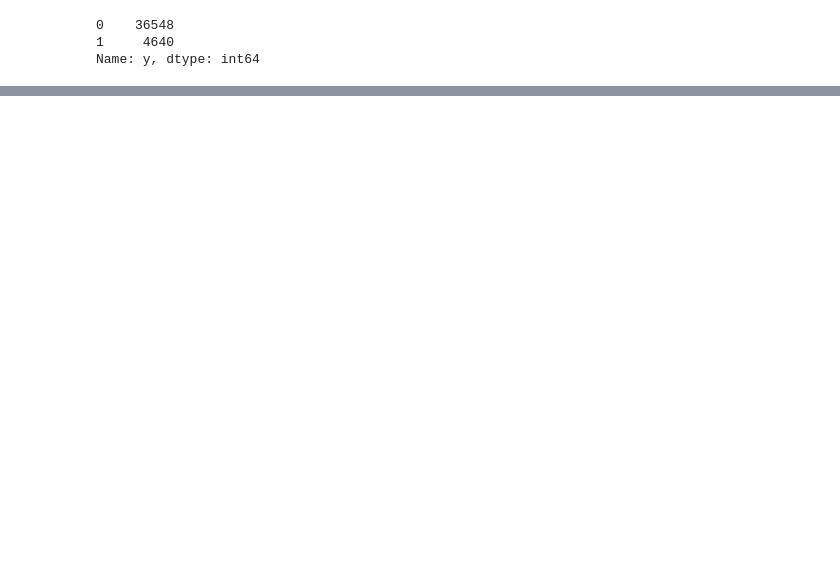
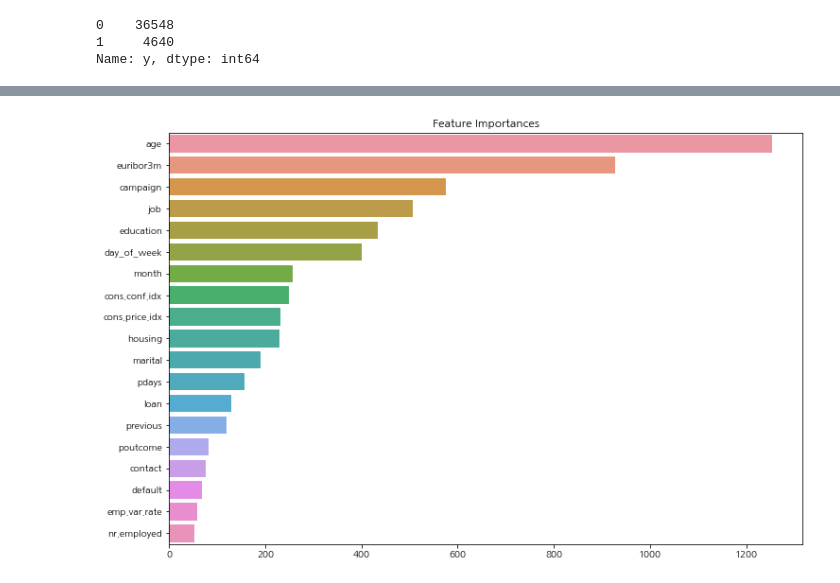
Before and after one commit to seonydg/ml-classification-subscription-to-deposit-products-telemarketing, a Jupyter notebook: subscription-to-deposit-products-telemarketing.ipynb, the cells around one changed output, grey strips where cells are left out. Cells and saved outputs as stored; diff of their text form; code cells hidden in the pictures; blank space fills up the shorter version.

Commit message:
feat : modeling

```diff
--- a/subscription-to-deposit-products-telemarketing.ipynb
+++ b/subscription-to-deposit-products-telemarketing.ipynb
@@ -596,0 +620,2 @@ Name: y, dtype: int64
+# %%
+str_list.remove('y')
@@ -596,0 +701,21 @@ Name: y, dtype: int64
+# %%
+best_score = -1
+iteration_num = 0
+knn_list = []
+rfr_list = []
+lgb_list = []
+
+for m in model_parameter_dict.keys():
+        for p in model_parameter_dict[m]:
+            model = m(**p).fit(train_x.values, train_y.values)
+            pred = model.predict(test_x.values)
+            score = f1_score(test_y.values, pred)
+
+            if score > best_score:
+                best_score = score
+                best_model = m
+                best_parameter = p
+
+            iteration_num += 1
+
+            print(f'iter_num-{iteration_num}/{max_iter} => score : {score:.3f}, best score : {best_score:.3f}')
@@ -596,0 +740,3 @@ Name: y, dtype: int64
+# %%
+model = best_model(**best_parameter)
+model
@@ -596,0 +745,9 @@ Name: y, dtype: int64
+# %%
+model.fit(train_x, train_y)
+
+train_pred = model.predict(train_x)
+test_pred = model.predict(test_x)
+
+
+print(classification_report(train_y, train_pred))
+print(classification_report(test_y, test_pred))
@@ -596,0 +772,11 @@ Name: y, dtype: int64
+# %%
+ftr_importances_values = model.feature_importances_
+ftr_importances = pd.Series(ftr_importances_values, index = train_x.columns)
+ftr_top20 = ftr_importances.sort_values(ascending=False)[:20]
+
+plt.figure(figsize=(12,8))
+plt.title('Feature Importances')
+sns.barplot(x=ftr_top20, y=ftr_top20.index)
+plt.show()
+# %% [output]
+[figure, added]
```
Also changed, not shown: parts of 16 cells of this notebook.
